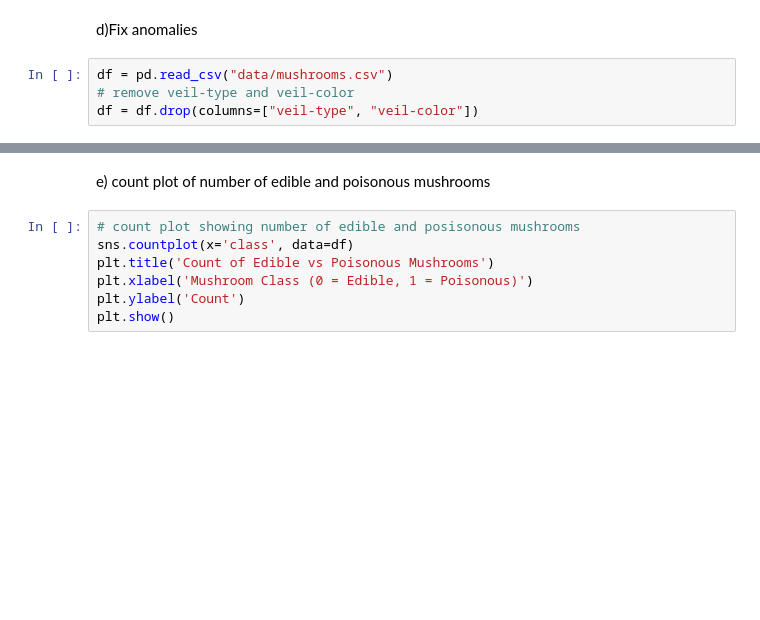
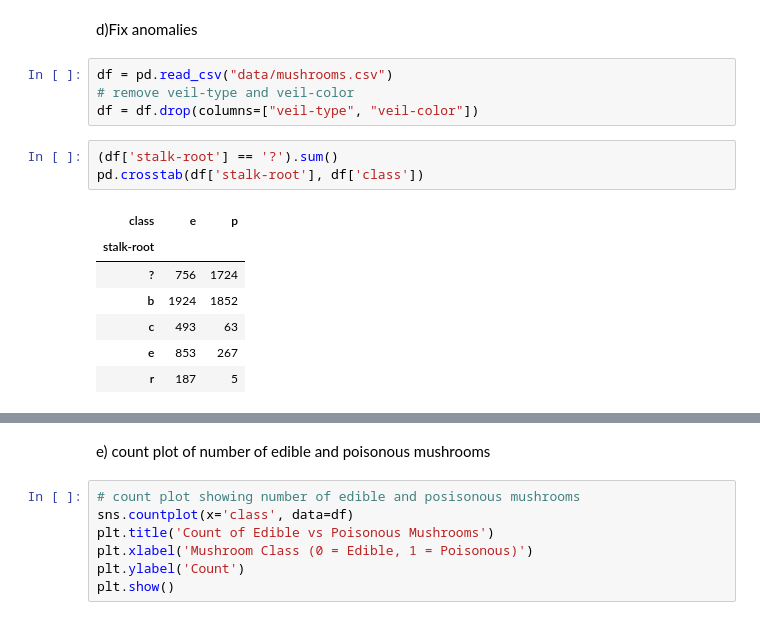
Before and after one commit to tinhangv/E447_A3, a Jupyter notebook: a3_part1.ipynb, the cells around one changed output, grey strips where cells are left out. Saved outputs shown, nothing was run; the diff lists cells and outputs as text; blank space fills up the shorter version.

```diff
--- a/a3_part1.ipynb
+++ b/a3_part1.ipynb
@@ -70,3 +70,14 @@ d)Fix anomalies
 df = pd.read_csv("data/mushrooms.csv")
 # remove veil-type and veil-color
 df = df.drop(columns=["veil-type", "veil-color"])
+# %%
+(df['stalk-root'] == '?').sum()
+pd.crosstab(df['stalk-root'], df['class'])
+# %% [output]
+| class | e | p |
+| stalk-root |  |  |
+| ? | 756 | 1724 |
+| b | 1924 | 1852 |
+| c | 493 | 63 |
+| e | 853 | 267 |
+| r | 187 | 5 |
```
Also changed, not shown: parts of 15 cells of this notebook.
